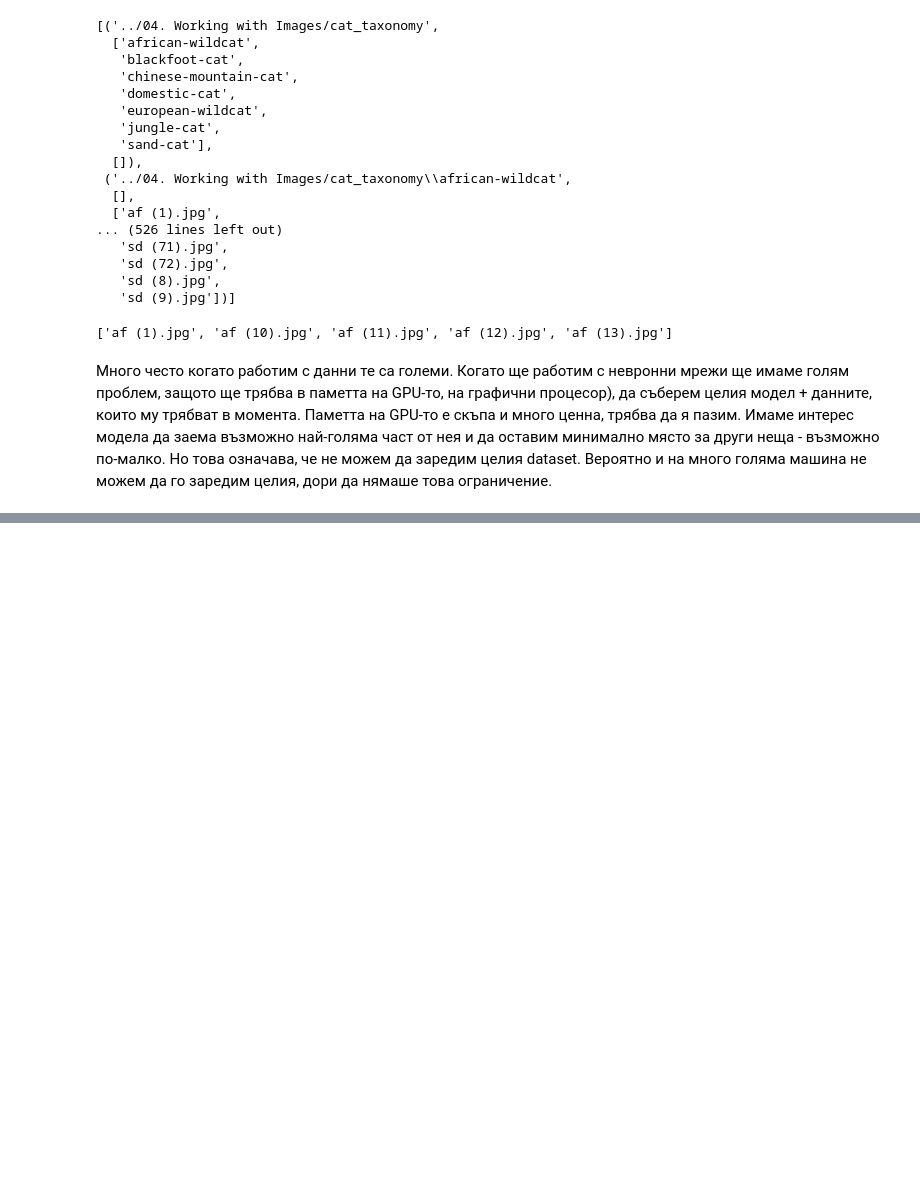
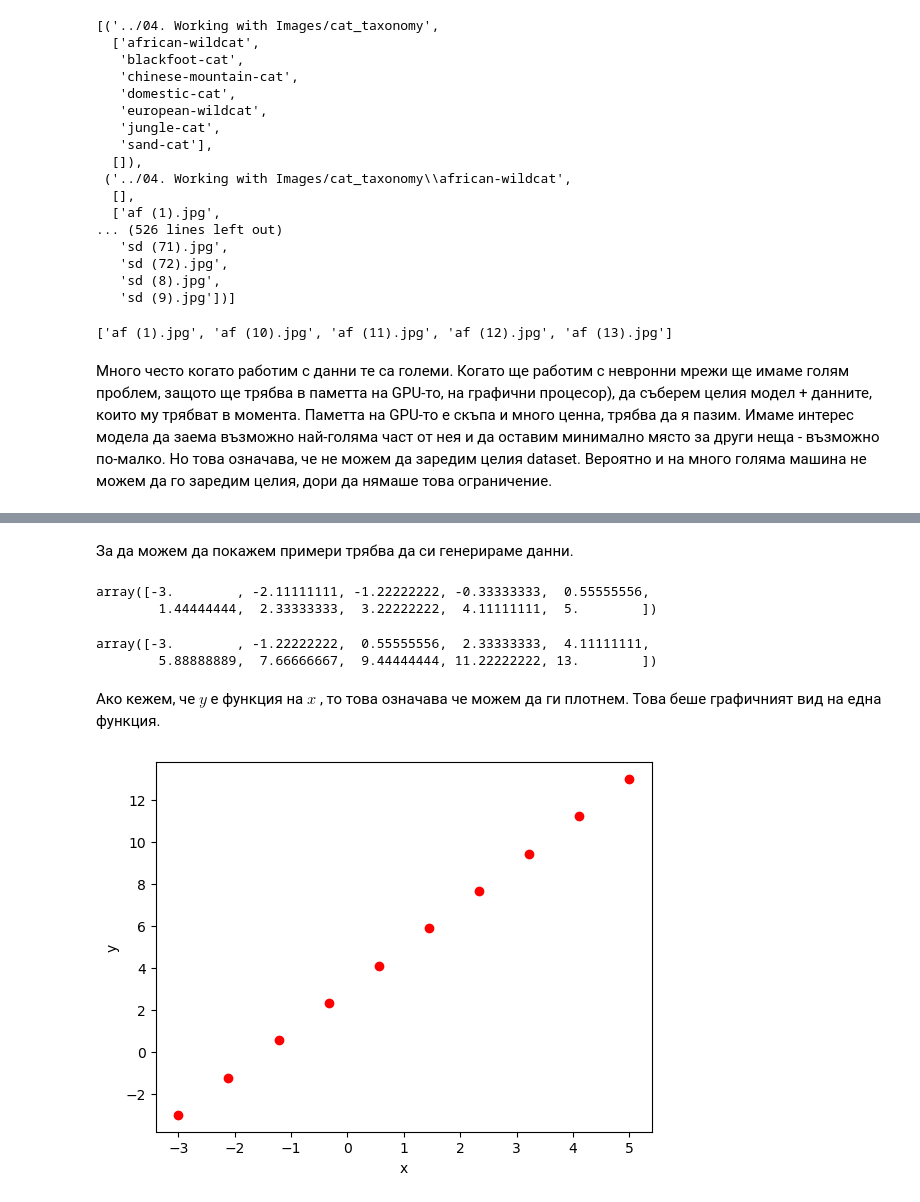
Before and after one commit to GalkaKG/Data-Science, a Jupyter notebook: 06. Regression Models/Regression Models.ipynb, the cells around one changed output, grey strips where cells are left out. Cells and saved outputs as stored; diff of their text form; code cells hidden in the pictures; blank space fills up the shorter version.

```diff
--- a/06. Regression Models/Regression Models.ipynb
+++ b/06. Regression Models/Regression Models.ipynb
@@ -68,0 +112,27 @@ file_names[:5]
+# %% [markdown]
+За да можем да покажем примери трябва да си генерираме данни.
+# %%
+x = np.linspace(-3, 5, 10)  # от -3 до 5, 10 на брой точки
+y = 2 * x + 3
+# %%
+x
+# %% [output]
+array([-3.        , -2.11111111, -1.22222222, -0.33333333,  0.55555556,
+        1.44444444,  2.33333333,  3.22222222,  4.11111111,  5.        ])
+# %%
+y
+# %% [output]
+array([-3.        , -1.22222222,  0.55555556,  2.33333333,  4.11111111,
+        5.88888889,  7.66666667,  9.44444444, 11.22222222, 13.        ])
+# %% [markdown]
+Ако кежем, че $y$ е функция на $x$ , то това означава че можем да ги плотнем. Това беше графичният вид на една функция.
+# %%
+# plt.plot(x, y) # Това е моделът за данните
+plt.scatter(x, y, color="red")  # Това са данните
+
+plt.xlabel("x")
+plt.ylabel("y")
+
+plt.show()
+# %% [output]
+[figure, added]
```
Also changed, not shown: parts of 27 cells of this notebook, 1 other file.
